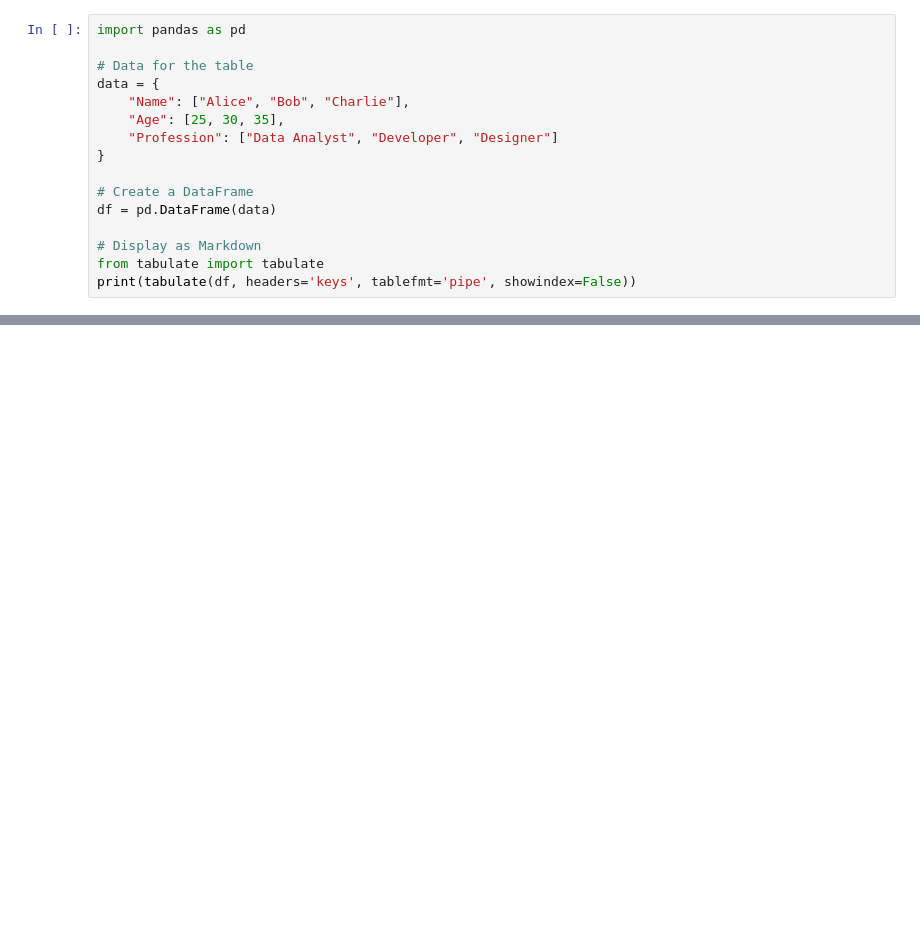
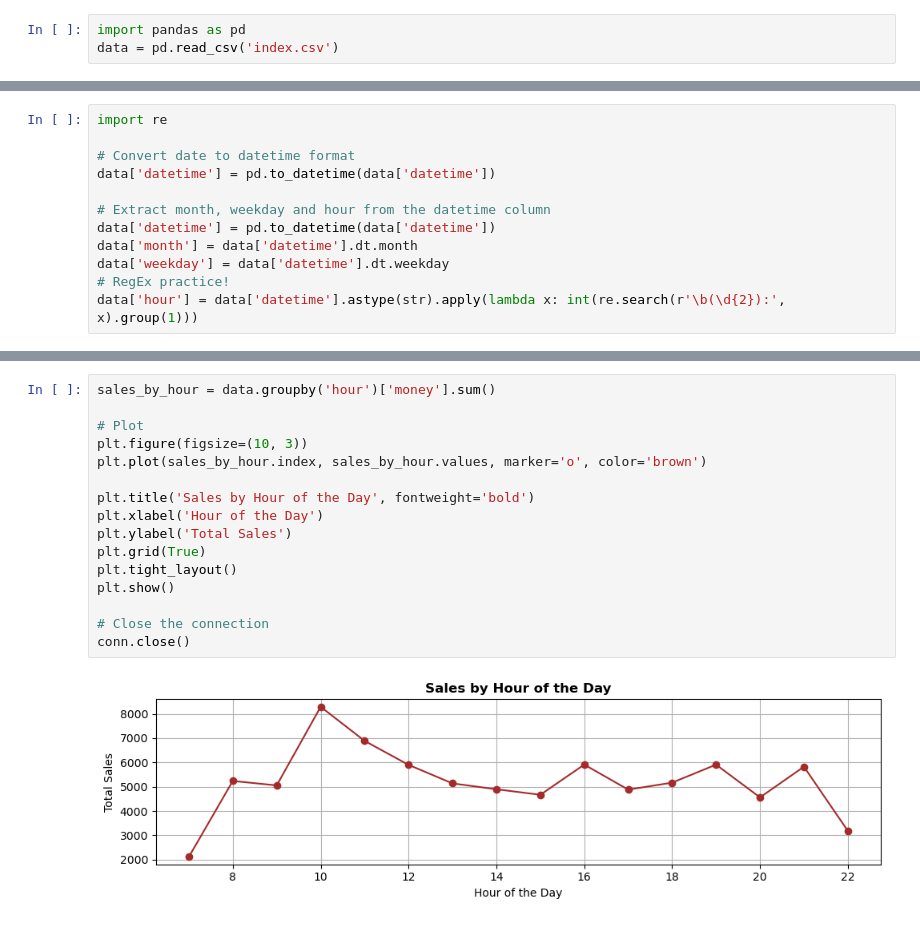
Before and after one commit to acercorp/su-mt4007, a Jupyter notebook: Project/Project.ipynb, the cells around one changed output, grey strips where cells are left out. Saved outputs shown, nothing was run; the diff lists cells and outputs as text; blank space fills up the shorter version.

```diff
--- a/Project/Project.ipynb
+++ b/Project/Project.ipynb
@@ -10,16 +14,3 @@ Let's explore these features!
 # %%
 import pandas as pd
-
-# Data for the table
-data = {
-    "Name": ["Alice", "Bob", "Charlie"],
-    "Age": [25, 30, 35],
-    "Profession": ["Data Analyst", "Developer", "Designer"]
-}
-
-# Create a DataFrame
-df = pd.DataFrame(data)
-
-# Display as Markdown
-from tabulate import tabulate
-print(tabulate(df, headers='keys', tablefmt='pipe', showindex=False))
+data = pd.read_csv('index.csv')
@@ -65,0 +17,12 @@ The plot below dynamically demonstrates an oscillating sine wave:
+# %%
+import re
+
+# Convert date to datetime format
+data['datetime'] = pd.to_datetime(data['datetime'])
+
+# Extract month, weekday and hour from the datetime column
+data['datetime'] = pd.to_datetime(data['datetime'])
+data['month'] = data['datetime'].dt.month
+data['weekday'] = data['datetime'].dt.weekday
+# RegEx practice!
+data['hour'] = data['datetime'].astype(str).apply(lambda x: int(re.search(r'\b(\d{2}):', x).group(1)))
@@ -65,0 +33,18 @@ The plot below dynamically demonstrates an oscillating sine wave:
+# %%
+sales_by_hour = data.groupby('hour')['money'].sum()
+
+# Plot
+plt.figure(figsize=(10, 3))
+plt.plot(sales_by_hour.index, sales_by_hour.values, marker='o', color='brown')
+
+plt.title('Sales by Hour of the Day', fontweight='bold')
+plt.xlabel('Hour of the Day')
+plt.ylabel('Total Sales')
+plt.grid(True)
+plt.tight_layout()
+plt.show()
+
+# Close the connection
+conn.close()
+# %% [output]
+[figure, added]
```
Also changed, not shown: parts of 19 cells of this notebook, 11 other files.
